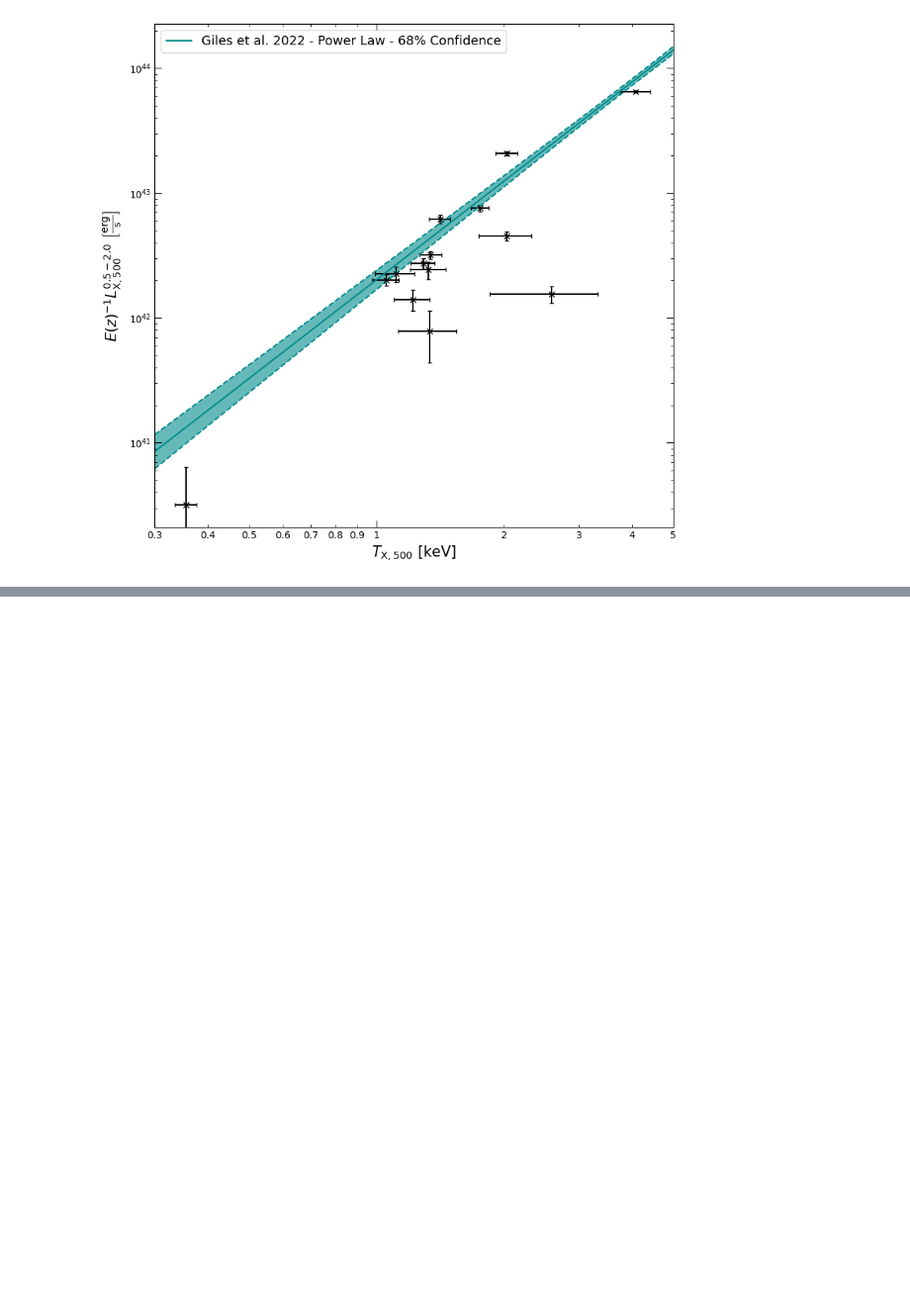
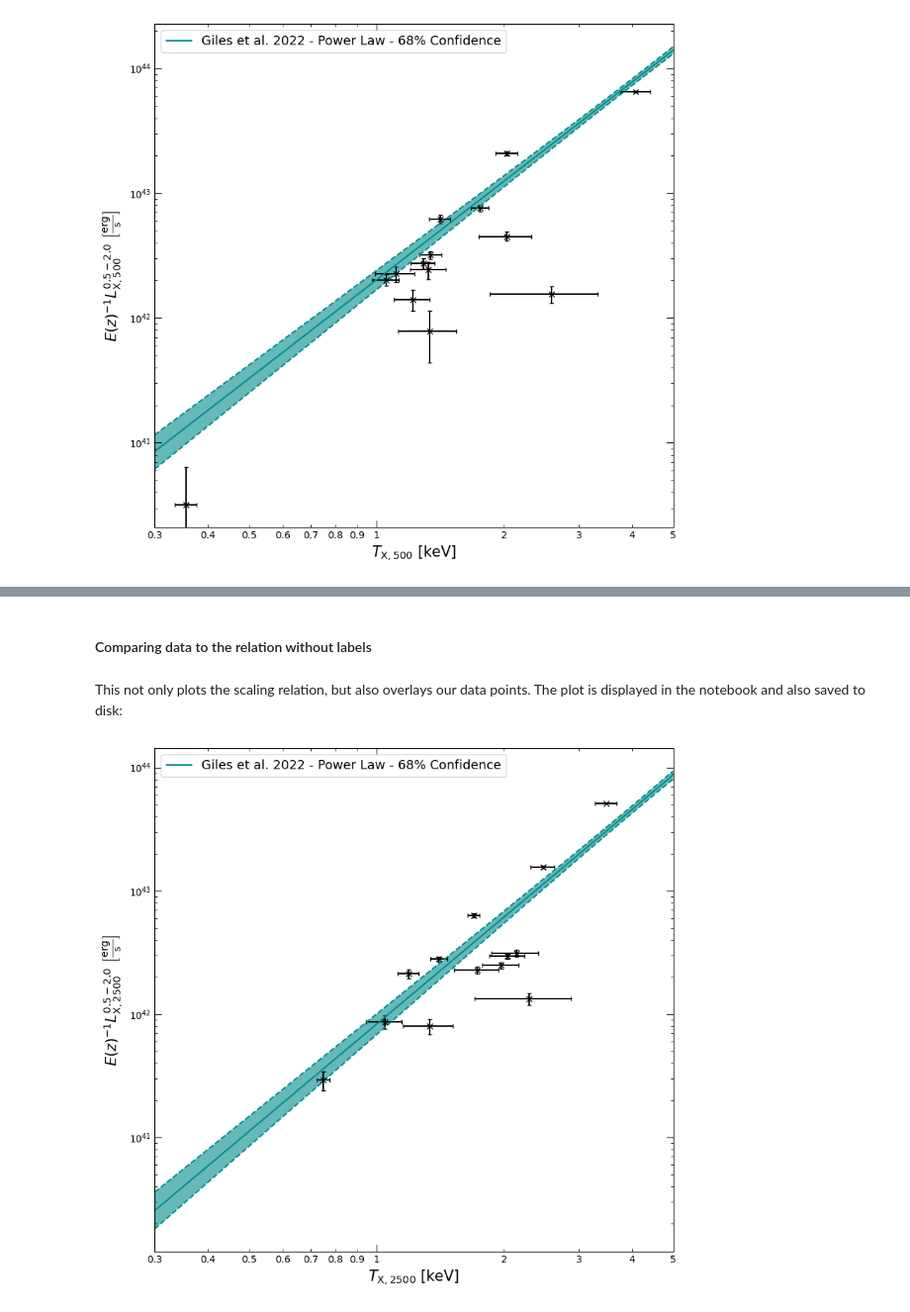
Before and after one commit to DavidT3/OVI_groups, a Jupyter notebook: notebooks/results_analyses/luminosity_temperature_comparisons.ipynb, the cells around one changed output, grey strips where cells are left out. Shown at 99% size. Saved outputs shown, nothing was run; the diff lists cells and outputs as text; code cells hidden in the pictures; blank space fills up the shorter version.

```diff
--- a/notebooks/results_analyses/luminosity_temperature_comparisons.ipynb
+++ b/notebooks/results_analyses/luminosity_temperature_comparisons.ipynb
@@ -105,0 +174,10 @@ xcs_sdss_r500_52.view(x_lims=Quantity([0.3, 5], 'keV'), log_scale=True, label_po
+# %% [markdown]
+#### Comparing data to the relation without labels
+# %% [markdown]
+This not only plots the scaling relation, but also overlays our data points. The plot is displayed in the notebook and also saved to disk:
+# %%
+xcs_sdss_r2500_52.view(x_lims=Quantity([0.3, 5], 'keV'), log_scale=True, label_points=False, conf_level=68,
+                       plot_title='', figsize=(8.5, 8),
+                       save_path="../../outputs/figures/tx_lx_r2500_relation_comp.pdf")
+# %% [output]
+[figure, added]
```
Also changed, not shown: parts of 20 cells of this notebook.
